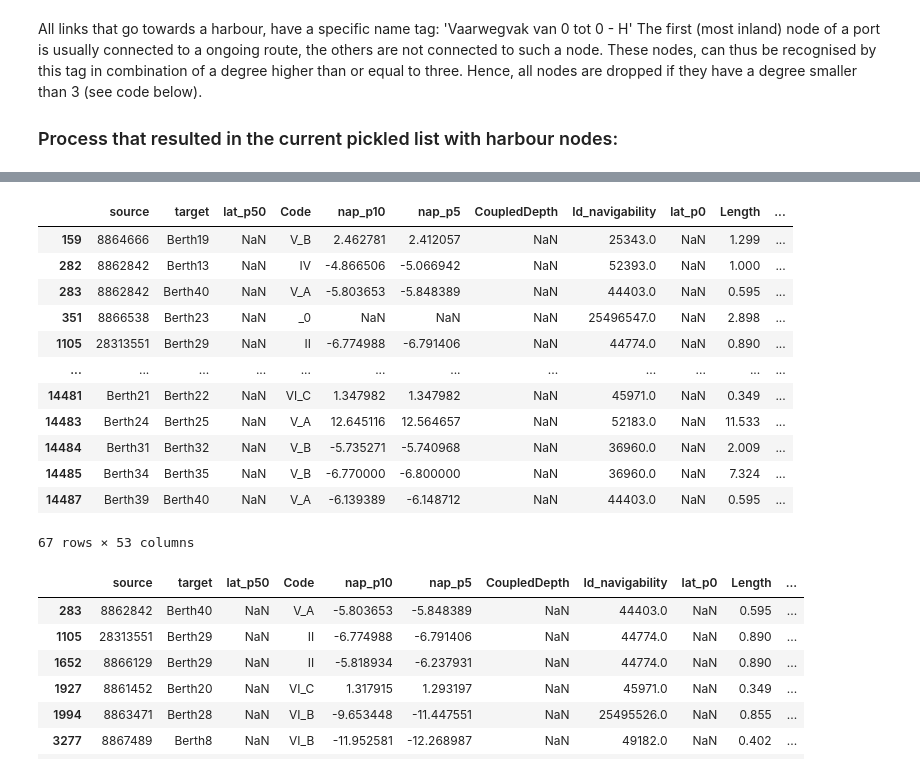
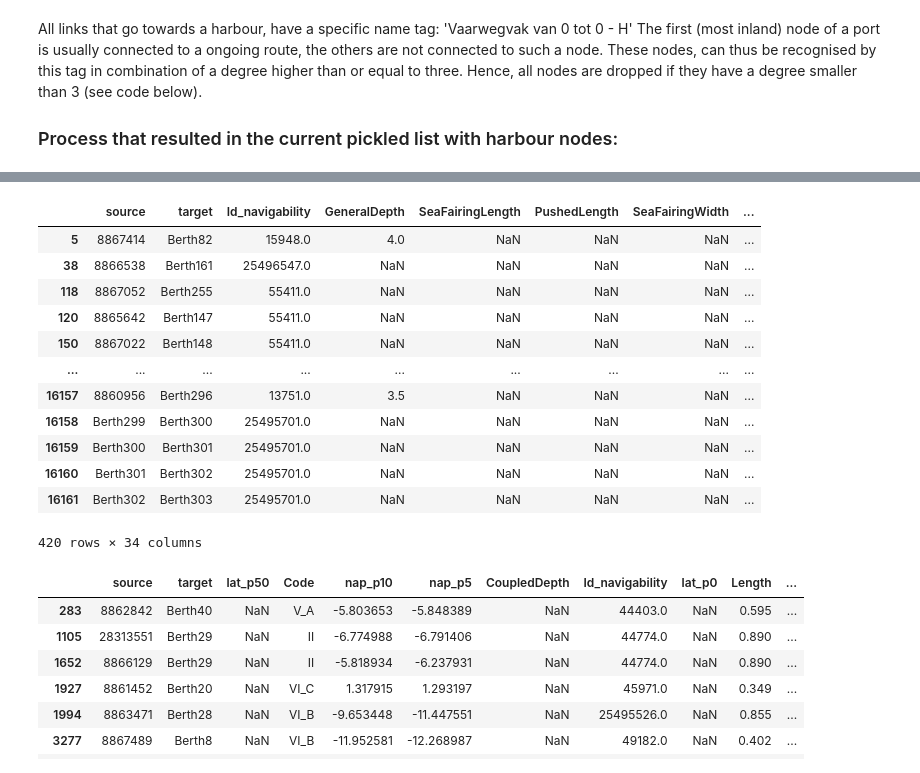
Before and after one commit to fabiandriessen/Thesis, a Jupyter notebook: harbour_exits.ipynb, the cells around one changed output, grey strips where cells are left out. Drawn from its saved outputs; the diff is of its cells as text; code cells hidden in the pictures.

Commit message:
Network cleaned, todo: fix/assess non-connected nodes

```diff
--- a/harbour_exits.ipynb
+++ b/harbour_exits.ipynb
@@ -4,7 +4,11 @@
 import networkx as nx
 import pandas as pd
 import pickle
-G = pickle.load( open('data/network_digital_twin_v0.2.pickle','rb'))
+G = pickle.load( open('data/network_digital_twin_v0.3.pickle','rb'))
+pos_dict = {}
+
+for node in G.nodes:
+    pos_dict[node] = (G.nodes[node]['X'],G.nodes[node]['Y'])
 # %% [markdown]
 ## 2. Define sub-modelling problem
 Harbours (where a charging station may be place) are almost never directly passed by ships on ongoing routes.
@@ -77,20 +106,20 @@ df_links.loc[(df_links.Name=='Vaarwegvak van 0 tot 0 - H')]
 # %%
 #There are Berths inside the df that are tagged
-df_links.loc[(df_links.target.str.contains('Berth'))].dropna(how='all')
+df_links.loc[(df_links.target.str.contains('Berth'))]
 # %% [output]
-|  | source | target | lat_p50 | Code | nap_p10 | nap_p5 | CoupledDepth | Id_navigability | lat_p0 | Length | ... |
-| 159 | 8864666 | Berth19 | NaN | V_B | 2.462781 | 2.412057 | NaN | 25343.0 | NaN | 1.299 | ... |
-| 282 | 8862842 | Berth13 | NaN | IV | -4.866506 | -5.066942 | NaN | 52393.0 | NaN | 1.000 | ... |
-| 283 | 8862842 | Berth40 | NaN | V_A | -5.803653 | -5.848389 | NaN | 44403.0 | NaN | 0.595 | ... |
-| 351 | 8866538 | Berth23 | NaN | _0 | NaN | NaN | NaN | 25496547.0 | NaN | 2.898 | ... |
-| 1105 | 28313551 | Berth29 | NaN | II | -6.774988 | -6.791406 | NaN | 44774.0 | NaN | 0.890 | ... |
-| ... | ... | ... | ... | ... | ... | ... | ... | ... | ... | ... | ... |
-| 14481 | Berth21 | Berth22 | NaN | VI_C | 1.347982 | 1.347982 | NaN | 45971.0 | NaN | 0.349 | ... |
-| 14483 | Berth24 | Berth25 | NaN | V_A | 12.645116 | 12.564657 | NaN | 52183.0 | NaN | 11.533 | ... |
-| 14484 | Berth31 | Berth32 | NaN | V_B | -5.735271 | -5.740968 | NaN | 36960.0 | NaN | 2.009 | ... |
-| 14485 | Berth34 | Berth35 | NaN | V_B | -6.770000 | -6.800000 | NaN | 36960.0 | NaN | 7.324 | ... |
-| 14487 | Berth39 | Berth40 | NaN | V_A | -6.139389 | -6.148712 | NaN | 44403.0 | NaN | 0.595 | ... |
+|  | source | target | Id_navigability | GeneralDepth | SeaFairingLength | PushedLength | SeaFairingWidth | ... |
+| 5 | 8867414 | Berth82 | 15948.0 | 4.0 | NaN | NaN | NaN | ... |
+| 38 | 8866538 | Berth161 | 25496547.0 | NaN | NaN | NaN | NaN | ... |
+| 118 | 8867052 | Berth255 | 55411.0 | NaN | NaN | NaN | NaN | ... |
+| 120 | 8865642 | Berth147 | 55411.0 | NaN | NaN | NaN | NaN | ... |
+| 150 | 8867022 | Berth148 | 55411.0 | NaN | NaN | NaN | NaN | ... |
+| ... | ... | ... | ... | ... | ... | ... | ... | ... |
+| 16157 | 8860956 | Berth296 | 13751.0 | 3.5 | NaN | NaN | NaN | ... |
+| 16158 | Berth299 | Berth300 | 25495701.0 | NaN | NaN | NaN | NaN | ... |
+| 16159 | Berth300 | Berth301 | 25495701.0 | NaN | NaN | NaN | NaN | ... |
+| 16160 | Berth301 | Berth302 | 25495701.0 | NaN | NaN | NaN | NaN | ... |
+| 16161 | Berth302 | Berth303 | 25495701.0 | NaN | NaN | NaN | NaN | ... |
-67 rows × 53 columns
+420 rows × 34 columns
 # %%
 #However,
 df_links.loc[(df_links.Name=='Vaarwegvak van 0 tot 0 - H')& (df_links.target.str.contains('Berth'))].dropna(how='all')
```
Also changed, not shown: parts of 7 cells of this notebook, 13 other files.
